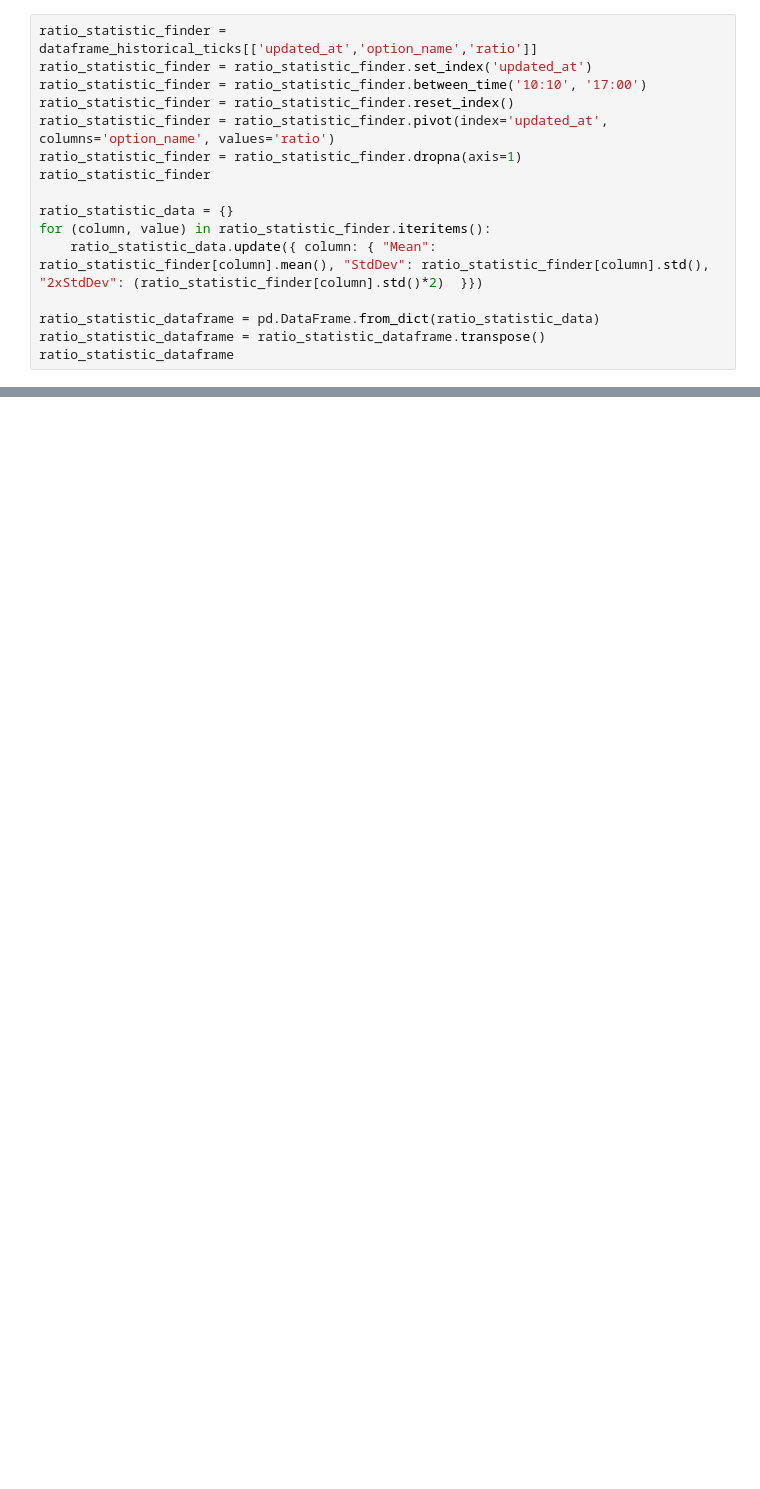
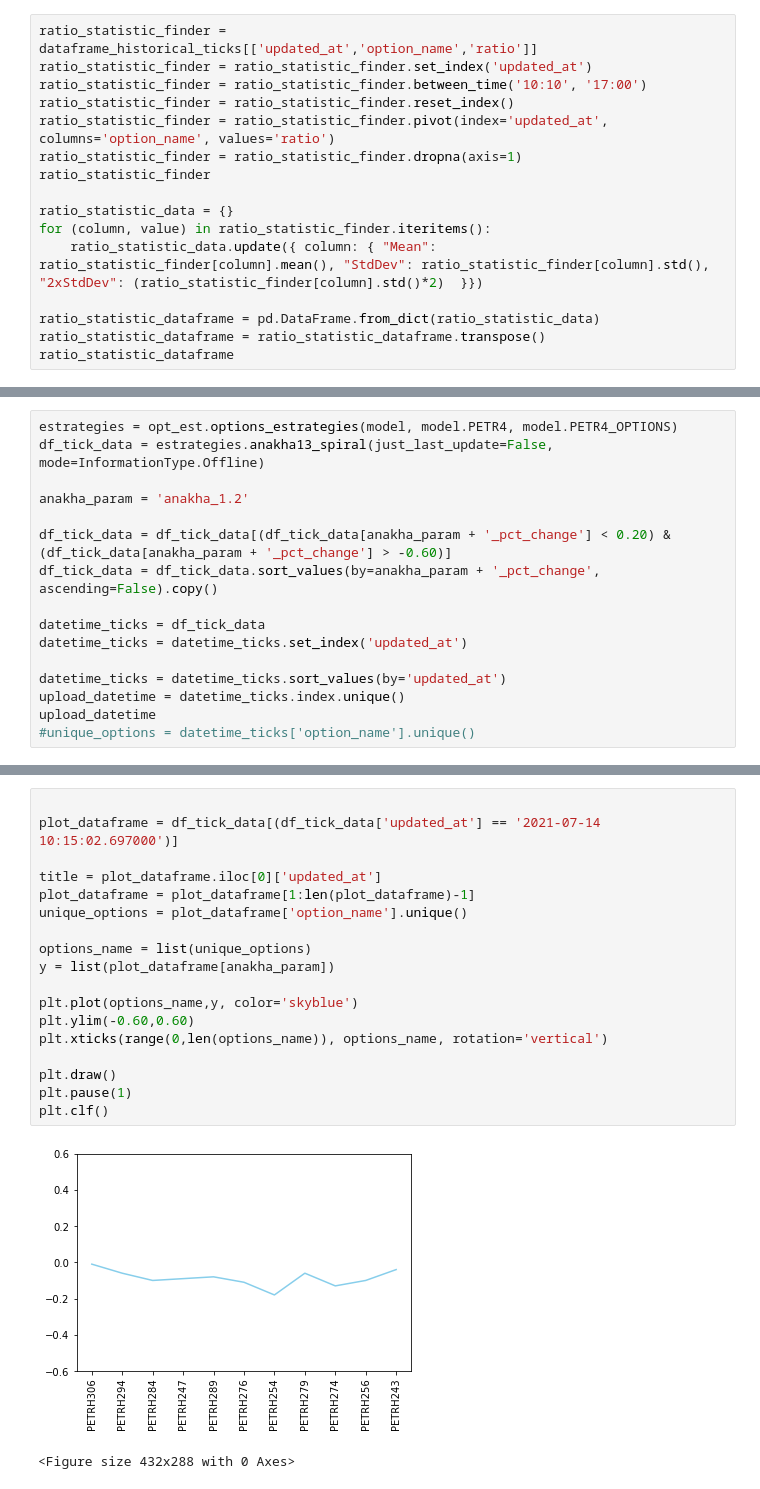
Before and after one commit to matewz/Stock_Options_Operation_Screener, a Jupyter notebook: OPTION - Statistics.ipynb, the cells around one changed output, grey strips where cells are left out. Saved outputs shown, nothing was run; the diff lists cells and outputs as text; blank space fills up the shorter version.

```diff
--- a/OPTION - Statistics.ipynb
+++ b/OPTION - Statistics.ipynb
@@ -230,0 +271,16 @@ start_datetime
+# %%
+estrategies = opt_est.options_estrategies(model, model.PETR4, model.PETR4_OPTIONS)
+df_tick_data = estrategies.anakha13_spiral(just_last_update=False, mode=InformationType.Offline)
+
+anakha_param = 'anakha_1.2'
+
+df_tick_data = df_tick_data[(df_tick_data[anakha_param + '_pct_change'] < 0.20) & (df_tick_data[anakha_param + '_pct_change'] > -0.60)]
+df_tick_data = df_tick_data.sort_values(by=anakha_param + '_pct_change', ascending=False).copy()
+
+datetime_ticks = df_tick_data
+datetime_ticks = datetime_ticks.set_index('updated_at')
+
+datetime_ticks = datetime_ticks.sort_values(by='updated_at')
+upload_datetime = datetime_ticks.index.unique()
+upload_datetime
+#unique_options = datetime_ticks['option_name'].unique()
@@ -230,0 +318,21 @@ start_datetime
+# %%
+
+plot_dataframe = df_tick_data[(df_tick_data['updated_at'] == '2021-07-14 10:15:02.697000')]
+
+title = plot_dataframe.iloc[0]['updated_at']
+plot_dataframe = plot_dataframe[1:len(plot_dataframe)-1]
+unique_options = plot_dataframe['option_name'].unique()
+
+options_name = list(unique_options)
+y = list(plot_dataframe[anakha_param])
+
+plt.plot(options_name,y, color='skyblue')
+plt.ylim(-0.60,0.60)
+plt.xticks(range(0,len(options_name)), options_name, rotation='vertical')
+
+plt.draw()
+plt.pause(1)
+plt.clf()
+# %% [output]
+[figure, added]
+<Figure size 432x288 with 0 Axes>
```
Also changed, not shown: parts of 22 cells of this notebook, 2 other files.
